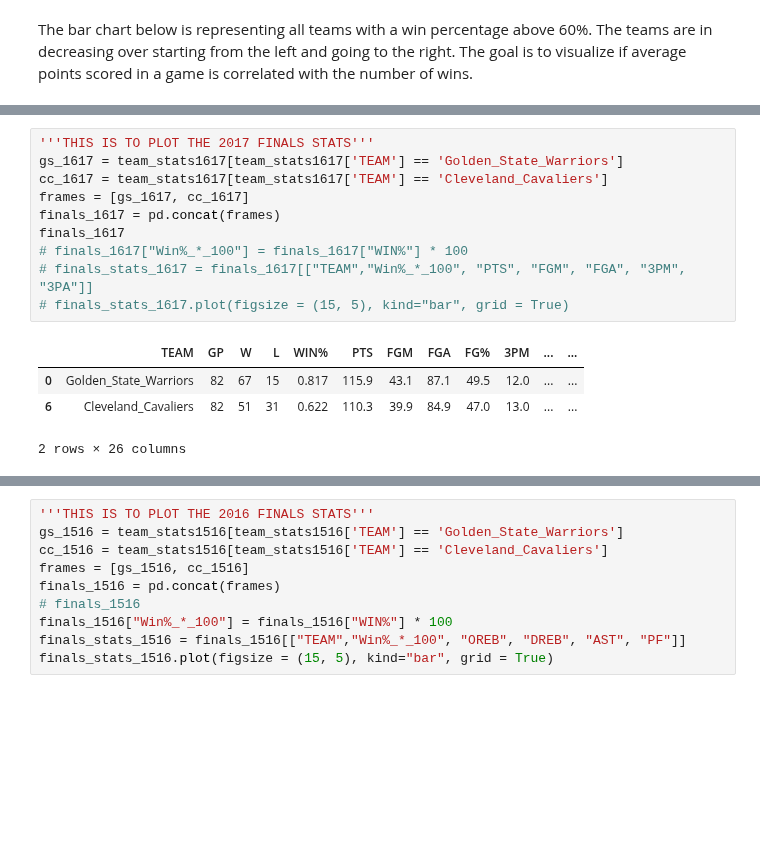
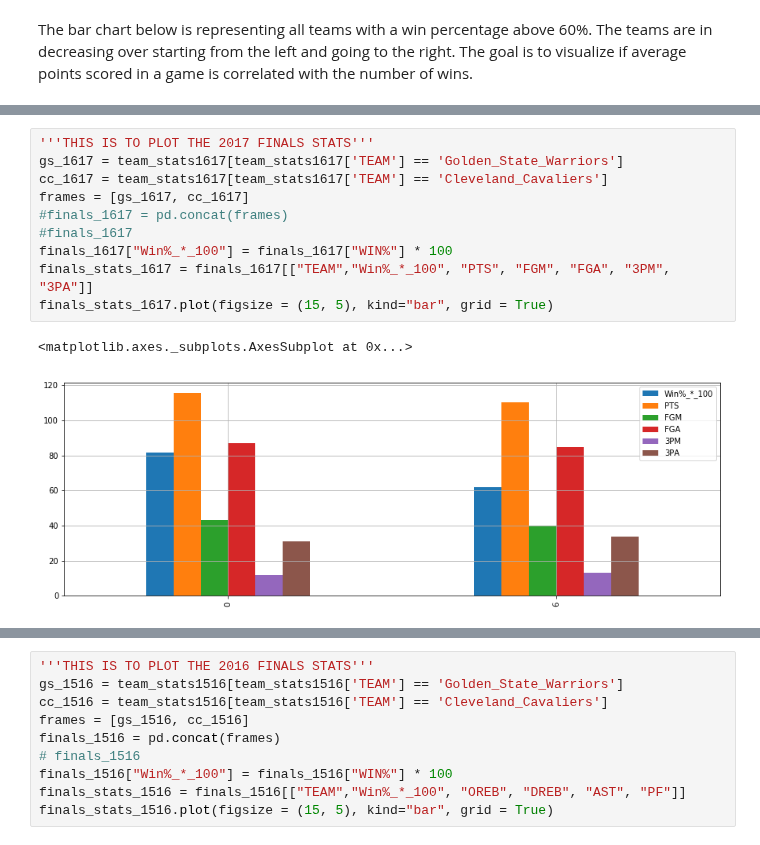
Before and after one commit to MaloneRobert/BasketballPredictor, a Jupyter notebook: Part_One.ipynb, the cells around one changed output, grey strips where cells are left out. Cells and saved outputs as stored; diff of their text form; blank space fills up the shorter version.

```diff
--- a/Part_One.ipynb
+++ b/Part_One.ipynb
@@ -99,15 +117,13 @@ top_team_stats_1415.plot(figsize = (15, 5), kind="bar", grid = True)
 # %%
 '''THIS IS TO PLOT THE 2017 FINALS STATS'''
 gs_1617 = team_stats1617[team_stats1617['TEAM'] == 'Golden_State_Warriors']
 cc_1617 = team_stats1617[team_stats1617['TEAM'] == 'Cleveland_Cavaliers']
 frames = [gs_1617, cc_1617]
-finals_1617 = pd.concat(frames)
-finals_1617
-# finals_1617["Win%_*_100"] = finals_1617["WIN%"] * 100
-# finals_stats_1617 = finals_1617[["TEAM","Win%_*_100", "PTS", "FGM", "FGA", "3PM", "3PA"]]
-# finals_stats_1617.plot(figsize = (15, 5), kind="bar", grid = True)
+#finals_1617 = pd.concat(frames)
+#finals_1617
+finals_1617["Win%_*_100"] = finals_1617["WIN%"] * 100
+finals_stats_1617 = finals_1617[["TEAM","Win%_*_100", "PTS", "FGM", "FGA", "3PM", "3PA"]]
+finals_stats_1617.plot(figsize = (15, 5), kind="bar", grid = True)
 # %% [output]
-|  | TEAM | GP | W | L | WIN% | PTS | FGM | FGA | FG% | 3PM | ... | ... |
-| 0 | Golden_State_Warriors | 82 | 67 | 15 | 0.817 | 115.9 | 43.1 | 87.1 | 49.5 | 12.0 | ... | ... |
-| 6 | Cleveland_Cavaliers | 82 | 51 | 31 | 0.622 | 110.3 | 39.9 | 84.9 | 47.0 | 13.0 | ... | ... |
-2 rows × 26 columns
+<matplotlib.axes._subplots.AxesSubplot at 0x...>
+[figure, added]
```
Also changed, not shown: parts of 11 cells of this notebook.
